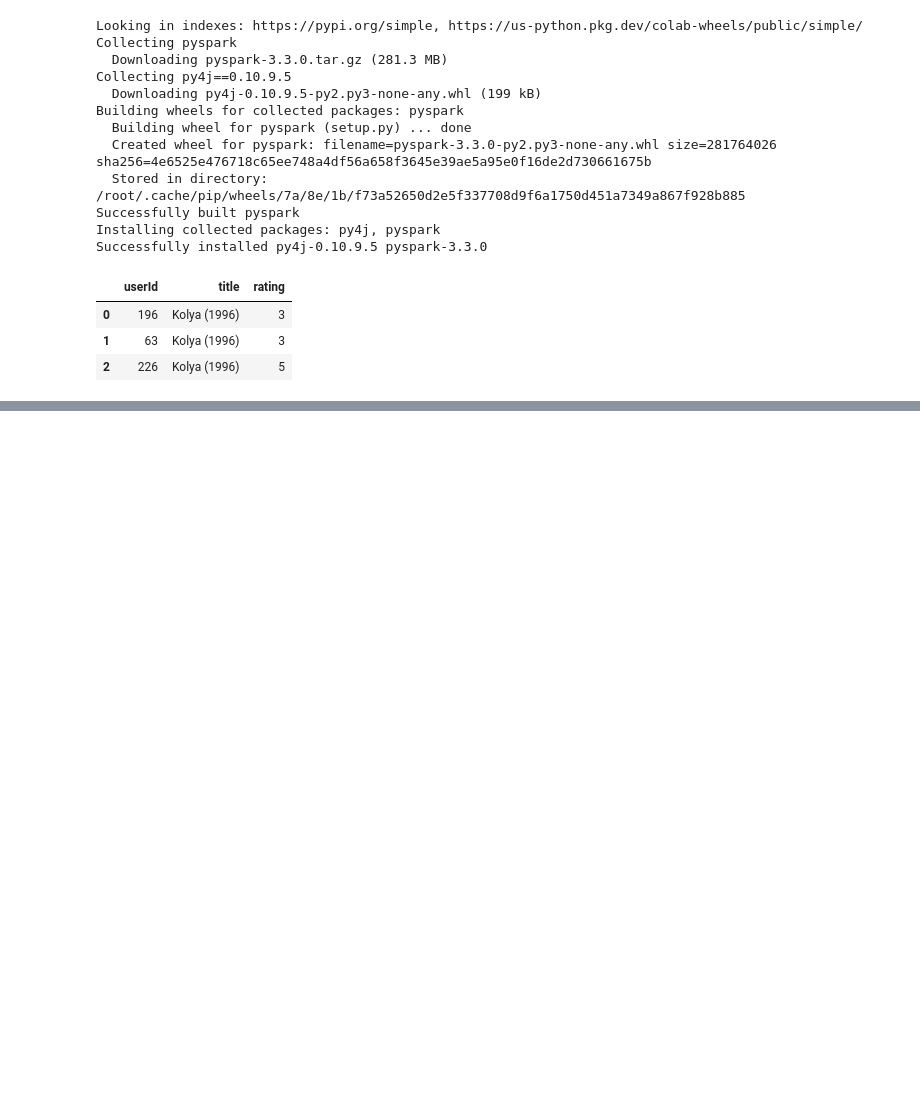
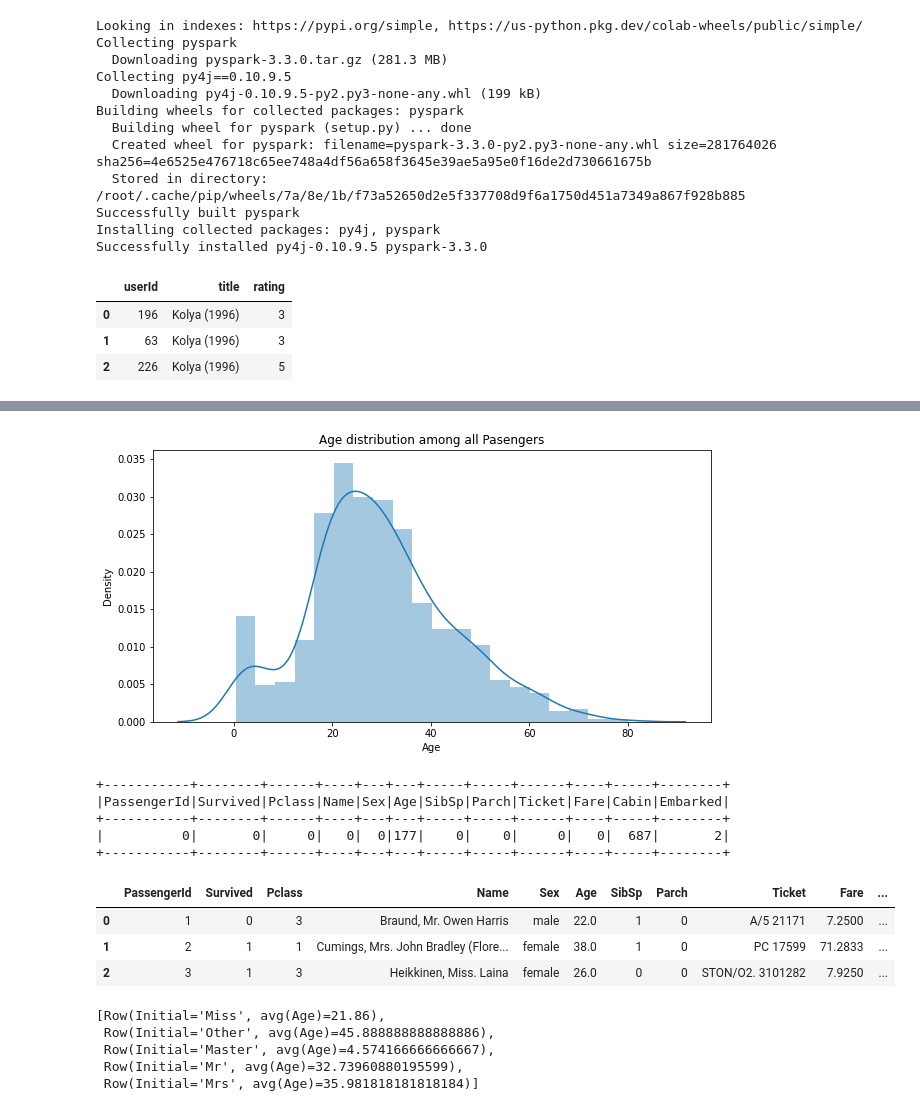
Before and after one commit to bagusjackal/BigData2022, a Jupyter notebook: TI3E_TugasPYSpark_BigData_Farid_Bagus_Setiawan.ipynb, the cells around one changed output, grey strips where cells are left out. Cells and saved outputs as stored; diff of their text form; code cells hidden in the pictures; blank space fills up the shorter version.

```diff
--- a/TI3E_TugasPYSpark_BigData_Farid_Bagus_Setiawan.ipynb
+++ b/TI3E_TugasPYSpark_BigData_Farid_Bagus_Setiawan.ipynb
@@ -93,0 +168,5 @@ NameError: ignored
+# %%
+# Firstly we create sparkSession (like a container)
+spark = SparkSession.builder.appName('Play with pyspark ML on titatic_dataset').getOrCreate()
+# After creating spark, we use spark.read.csv to read dataset, like pandas.read_csv
+df = spark.read.csv('/content/drive/MyDrive/Big Data 2022/train.csv',header = 'True',inferSchema='True')
@@ -93,0 +196,17 @@ NameError: ignored
+# %%
+pandas_df = df.toPandas()
+
+plt.figure(figsize=(10,5))
+plt.title('Age distribution among all Pasengers')
+sns.distplot(pandas_df['Age']);
+# %% [output]
+[figure, added]
+# %%
+from pyspark.sql.functions import isnan, when, count, col
+df.select([count(when(isnan(c) | col(c).isNull(), c)).alias(c) for c in df.columns]).show()
+# %% [output]
++-----------+--------+------+----+---+---+-----+-----+------+----+-----+--------+
+|PassengerId|Survived|Pclass|Name|Sex|Age|SibSp|Parch|Ticket|Fare|Cabin|Embarked|
++-----------+--------+------+----+---+---+-----+-----+------+----+-----+--------+
+|          0|       0|     0|   0|  0|177|    0|    0|     0|   0|  687|       2|
++-----------+--------+------+----+---+---+-----+-----+------+----+-----+--------+
@@ -93,0 +216,21 @@ NameError: ignored
+# %%
+df = df.withColumn("Initial",regexp_extract(col("Name"),"([A-Za-z]+)\.",1))
+df.limit(3).toPandas()
+# %% [output]
+|  | PassengerId | Survived | Pclass | Name | Sex | Age | SibSp | Parch | Ticket | Fare | ... |
+| 0 | 1 | 0 | 3 | Braund, Mr. Owen Harris | male | 22.0 | 1 | 0 | A/5 21171 | 7.2500 | ... |
+| 1 | 2 | 1 | 1 | Cumings, Mrs. John Bradley (Flore... | female | 38.0 | 1 | 0 | PC 17599 | 71.2833 | ... |
+| 2 | 3 | 1 | 3 | Heikkinen, Miss. Laina | female | 26.0 | 0 | 0 | STON/O2. 3101282 | 7.9250 | ... |
+# %%
+# There are some misspelled Initials like Mlle or Mme that stand for Miss. we will replace them with Miss and same thing for other values.
+df = df.replace(['Mlle','Mme', 'Ms', 'Dr','Major','Lady','Countess','Jonkheer','Col','Rev','Capt','Sir','Don'],
+                        ['Miss','Miss','Miss','Mr','Mr',  'Mrs',  'Mrs',  'Other',  'Other','Other','Mr','Mr','Mr'])
+
+# Checking the average age by Initials
+df.groupby('Initial').avg('Age').collect()
+# %% [output]
+[Row(Initial='Miss', avg(Age)=21.86),
+ Row(Initial='Other', avg(Age)=45.888888888888886),
+ Row(Initial='Master', avg(Age)=4.574166666666667),
+ Row(Initial='Mr', avg(Age)=32.73960880195599),
+ Row(Initial='Mrs', avg(Age)=35.981818181818184)]
```
Also changed, not shown: parts of 21 cells of this notebook.
